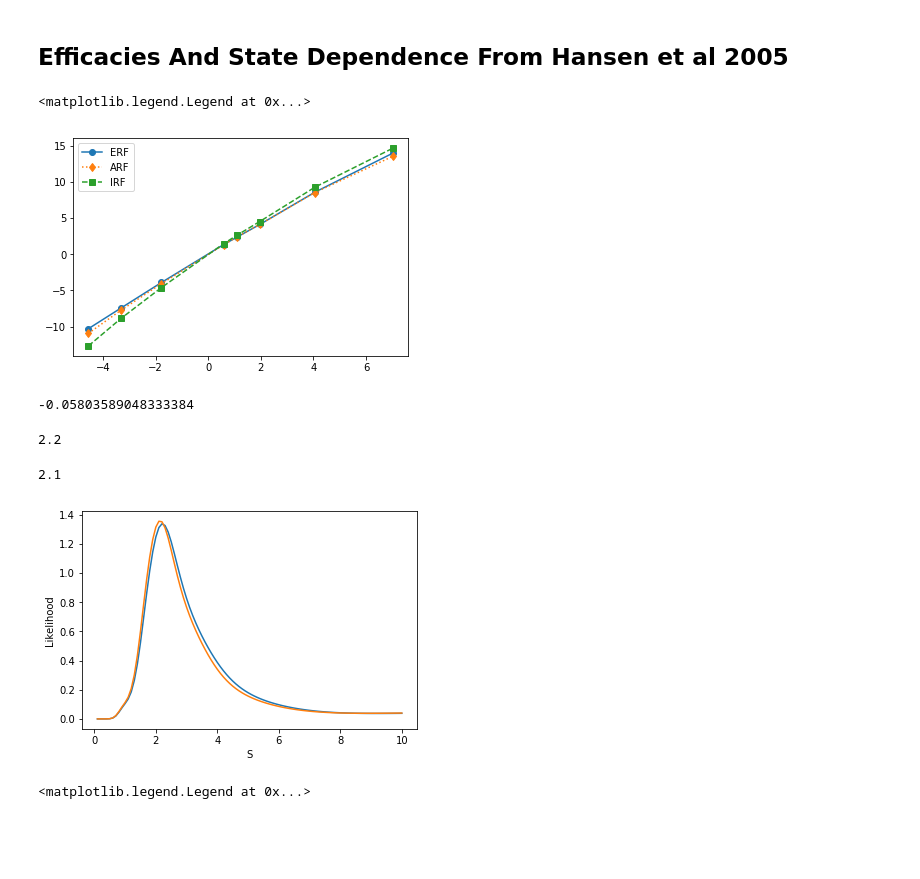
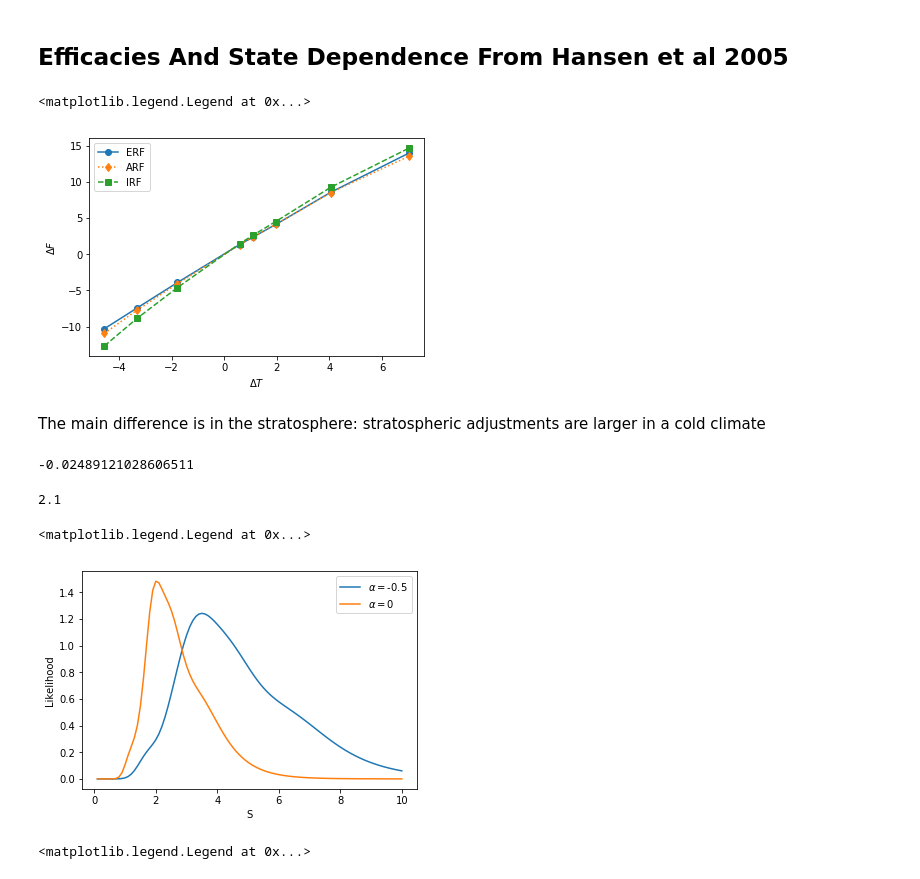
Before and after one commit to katemarvel/WCRP_ECS, a Jupyter notebook: ForwardModel.ipynb, the cells around one changed output. Saved outputs shown, nothing was run; the diff lists cells and outputs as text; code cells hidden in the pictures; blank space fills up the shorter version.

```diff
--- a/ForwardModel.ipynb
+++ b/ForwardModel.ipynb
@@ -329,30 +329,35 @@ Fi=[-12.68,-8.88,-4.61,1.44,2.64,4.52,9.27,14.65]
 # %%
 plt.plot(Ts,Fs,"o-",label="ERF")
 plt.plot(Ts,Fa,"d:",label="ARF")
 plt.plot(Ts,Fi,"s--",label="IRF")
+plt.xlabel(r"$\Delta T$")
+plt.ylabel(r"$\Delta F$")
 plt.legend()
 # %% [output]
 <matplotlib.legend.Legend at 0x...>
-[figure, old version]
+[figure, new version]
+# %% [markdown]
+The main difference is in the stratosphere: stratospheric adjustments are larger in a cold climate
 # %%
 alpha_erf=np.polyfit(Ts,Fs,2)[0]
 alpha_arf=np.polyfit(Ts,Fa,2)[0]
 alpha_irf=np.polyfit(Ts,Fi,2)[0]
-# %%
-alpha_irf
-# %% [output]
--0.05803589048333384
+# %%
+alpha_erf
+# %% [output]
+-0.02489121028606511
 # %%
-get_LGM_likelihood(alpha=alpha_erf)
+get_LGM_likelihood(alpha=-.5)
 get_LGM_likelihood(alpha=0)
 lgm_giss=get_LGM_likelihood(alpha=alpha_erf,plot=False)
 lgm_0=get_LGM_likelihood(alpha=0,plot=False)
 print(np.linspace(.1,10,num=nsamp)[np.argmax(lgm_giss)])
 np.linspace(.1,10,num=nsamp)[np.argmax(lgm_0)]
+plt.legend()
 # %% [output]
-2.2
+2.1
-2.1
+<matplotlib.legend.Legend at 0x...>
-[figure, old version]
+[figure, new version]
 # %%
 Fi_solar=[-45.28,-22.64,-11.32,-4.53,4.53,11.32]
 Fa_solar=[-45.87,-22.94,-11.47,-4.59,4.59,11.47]
```
Also changed, not shown: parts of 13 cells of this notebook.
